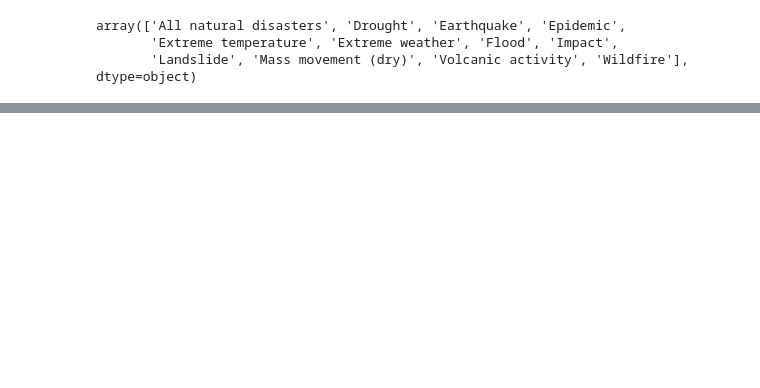
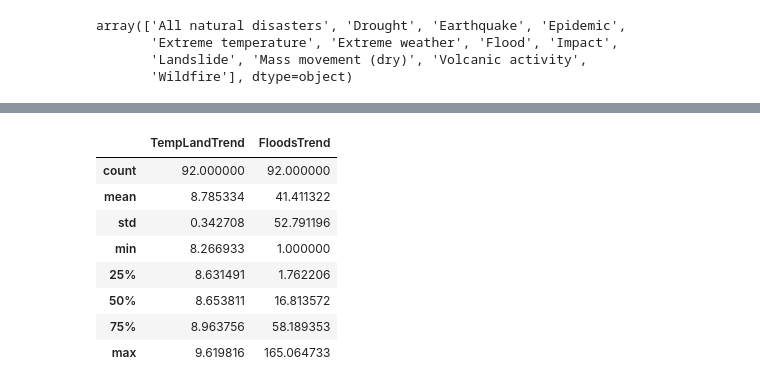
Before and after one commit to wali-ku/Project-731, a Jupyter notebook: notebooks/disasters.ipynb, the cells around one changed output, grey strips where cells are left out. Drawn from its saved outputs; the diff is of its cells as text; code cells hidden in the pictures; blank space fills up the shorter version.

```diff
--- a/notebooks/disasters.ipynb
+++ b/notebooks/disasters.ipynb
@@ -209,0 +261,28 @@ dfs ['temp']['ewmaTemp'].plot ()
+# %%
+# Forecast flood events in the future based on Temperature Predictions
+df_predFlood = fcst [['yhat']]
+df_predFlood.index = pd.DatetimeIndex (fcst ['ds']).year
+df_predFlood.index.names = ['year']
+df_predFlood = df_predFlood.rename (index = str, columns = {'yhat': 'TempLandTrend'})
+
+df_clFlood = datasets ['Floods'][['FloodsTrend']]
+
+# We are doing outer join here; so that we may keep forecasted
+# temperature values
+df_predFlood = df_predFlood.join (df_clFlood, how = 'outer')
+# %%
+# The last 20 entries of temperature dataset are forecasts given by FB-Prophet.
+# Our training dataset contains the actually reported temperature values. Our
+# aim is to predict unknown disaster values based on forecasted temperatures
+df_train = df_predFlood.iloc [:-20]
+df_train.describe ()
+# %% [output]
+|  | TempLandTrend | FloodsTrend |
+| count | 92.000000 | 92.000000 |
+| mean | 8.785334 | 41.411322 |
+| std | 0.342708 | 52.791196 |
+| min | 8.266933 | 1.000000 |
+| 25% | 8.631491 | 1.762206 |
+| 50% | 8.653811 | 16.813572 |
+| 75% | 8.963756 | 58.189353 |
+| max | 9.619816 | 165.064733 |
```
Also changed, not shown: parts of 26 cells of this notebook.
